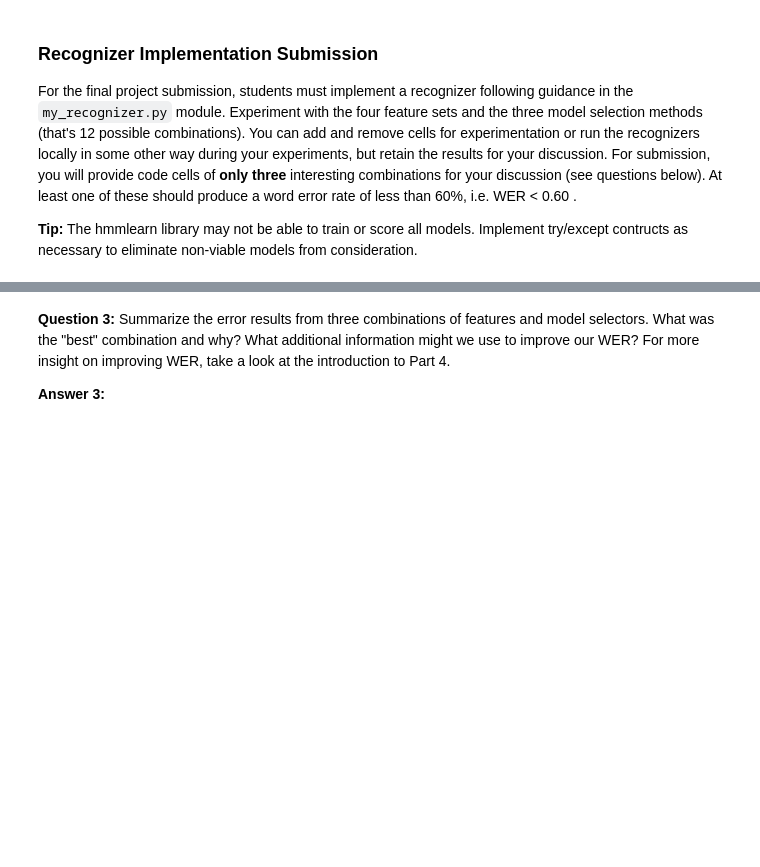
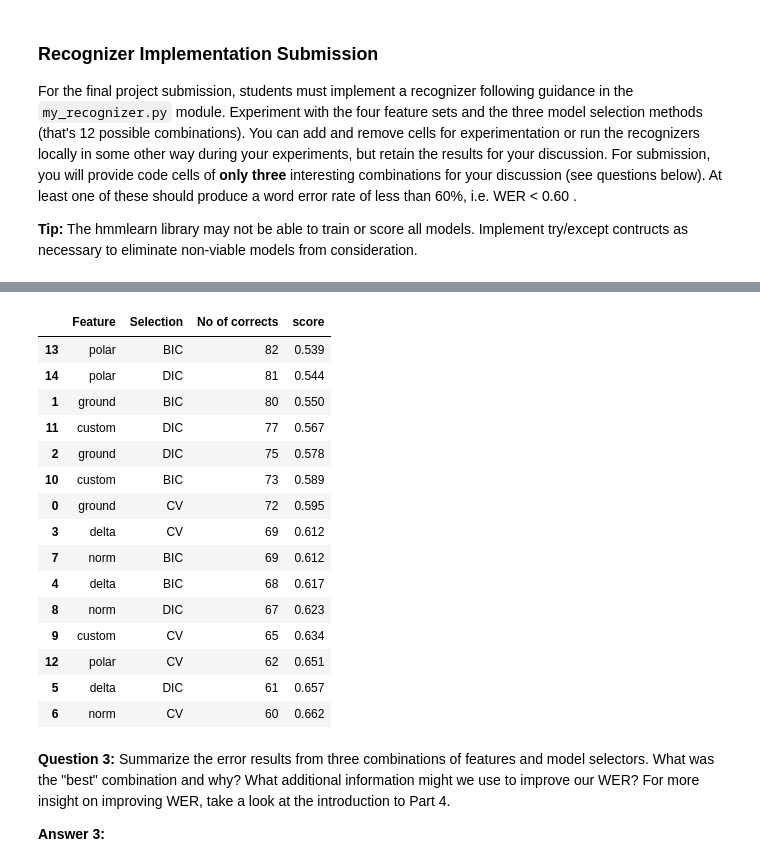
Before and after one commit to spec2e/AIND-Recognizer, a Jupyter notebook: asl_recognizer.ipynb, the cells around one changed output, grey strips where cells are left out. Cells and saved outputs as stored; diff of their text form; code cells hidden in the pictures; blank space fills up the shorter version.

Commit message:
scores

```diff
--- a/asl_recognizer.ipynb
+++ b/asl_recognizer.ipynb
@@ -680,3 +707,23 @@ Video  Recognized                                                    Correct
+# %%
+pd_scores = pd.read_csv("data/model_selection_scores.csv")
+pd_scores.sort_values(by=['score'])
+# %% [output]
+|  | Feature | Selection | No of corrects | score |
+| 13 | polar | BIC | 82 | 0.539 |
+| 14 | polar | DIC | 81 | 0.544 |
+| 1 | ground | BIC | 80 | 0.550 |
+| 11 | custom | DIC | 77 | 0.567 |
+| 2 | ground | DIC | 75 | 0.578 |
+| 10 | custom | BIC | 73 | 0.589 |
+| 0 | ground | CV | 72 | 0.595 |
+| 3 | delta | CV | 69 | 0.612 |
+| 7 | norm | BIC | 69 | 0.612 |
+| 4 | delta | BIC | 68 | 0.617 |
+| 8 | norm | DIC | 67 | 0.623 |
+| 9 | custom | CV | 65 | 0.634 |
+| 12 | polar | CV | 62 | 0.651 |
+| 5 | delta | DIC | 61 | 0.657 |
+| 6 | norm | CV | 60 | 0.662 |
 # %% [markdown]
 **Question 3:**  Summarize the error results from three combinations of features and model selectors.  What was the "best" combination and why?  What additional information might we use to improve our WER?  For more insight on improving WER, take a look at the introduction to Part 4.
 
```
Also changed, not shown: parts of 12 cells of this notebook.
